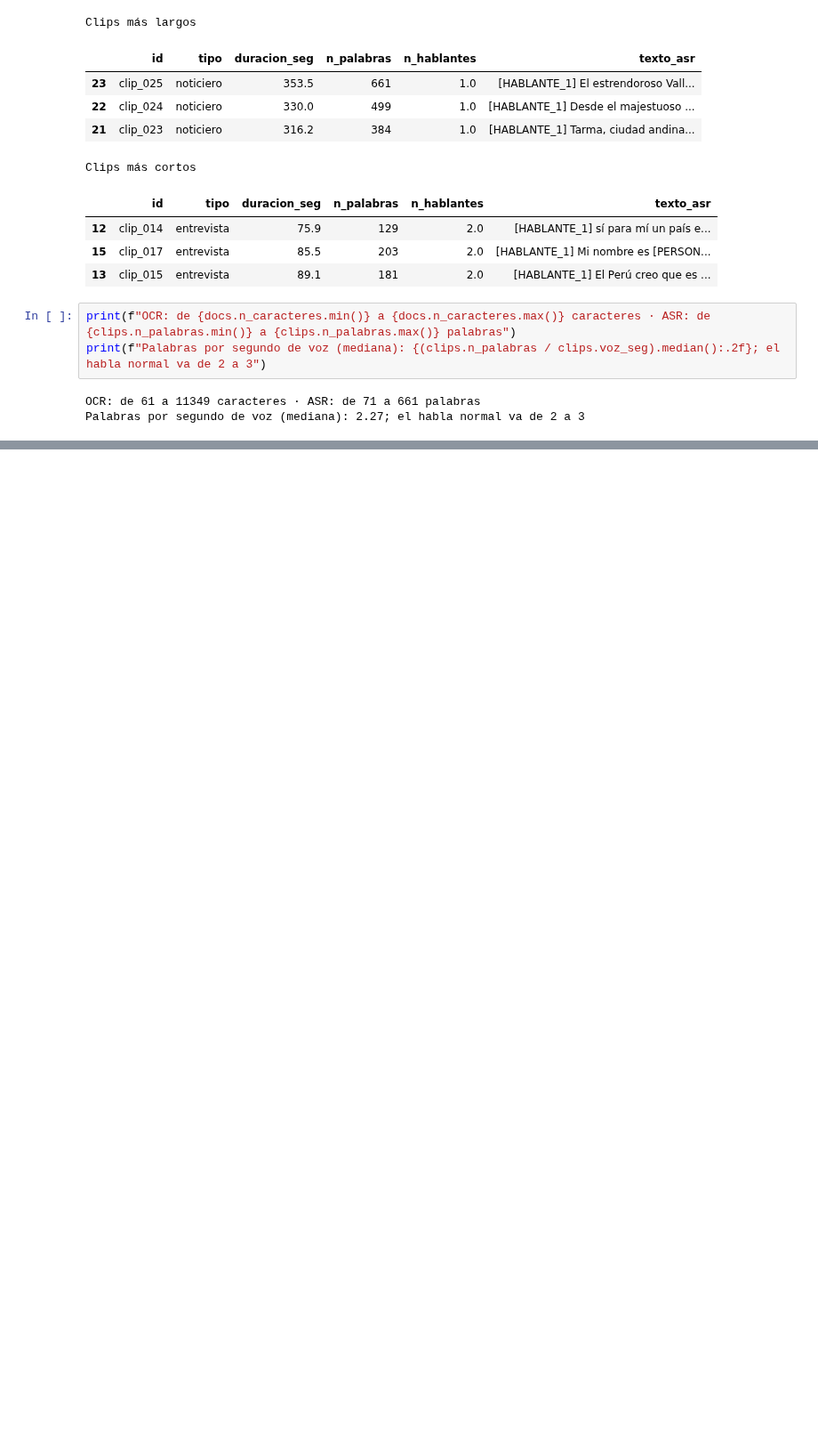
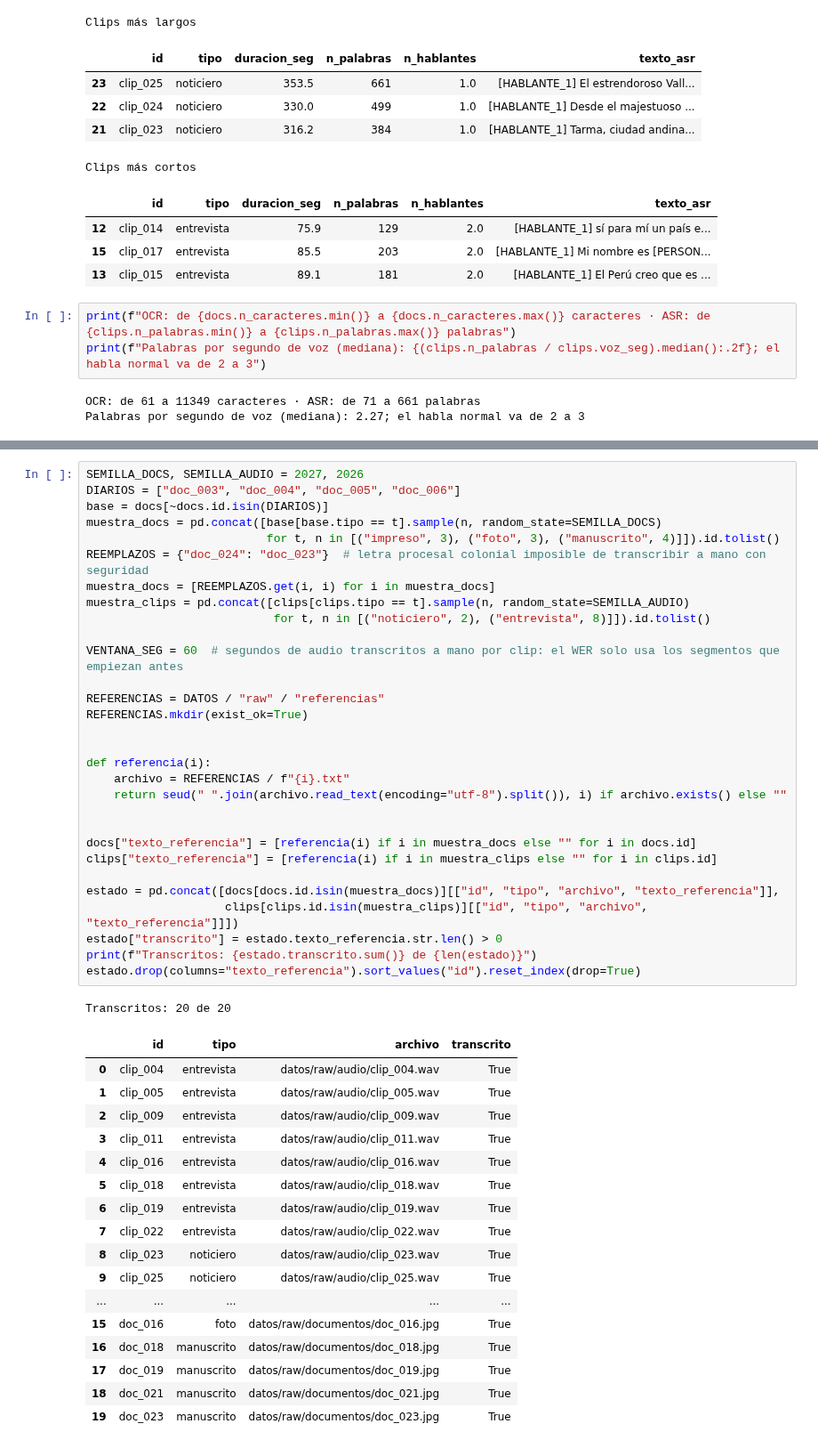
Before and after one commit to vguardiaf/qlabpucp_python_intermedio, a Jupyter notebook: tarea_2/01_extraccion.ipynb, the cells around one changed output, grey strips where cells are left out. Shown at 89% size. Saved outputs shown, nothing was run; the diff lists cells and outputs as text; blank space fills up the shorter version.

```diff
--- a/tarea_2/01_extraccion.ipynb
+++ b/tarea_2/01_extraccion.ipynb
@@ -773 +808,50 @@ Palabras por segundo de voz (mediana): 2.27; el habla normal va de 2 a 3
+# %%
+SEMILLA_DOCS, SEMILLA_AUDIO = 2027, 2026
+DIARIOS = ["doc_003", "doc_004", "doc_005", "doc_006"]
+base = docs[~docs.id.isin(DIARIOS)]
+muestra_docs = pd.concat([base[base.tipo == t].sample(n, random_state=SEMILLA_DOCS)
+                          for t, n in [("impreso", 3), ("foto", 3), ("manuscrito", 4)]]).id.tolist()
+REEMPLAZOS = {"doc_024": "doc_023"}  # letra procesal colonial imposible de transcribir a mano con seguridad
+muestra_docs = [REEMPLAZOS.get(i, i) for i in muestra_docs]
+muestra_clips = pd.concat([clips[clips.tipo == t].sample(n, random_state=SEMILLA_AUDIO)
+                           for t, n in [("noticiero", 2), ("entrevista", 8)]]).id.tolist()
+
+VENTANA_SEG = 60  # segundos de audio transcritos a mano por clip: el WER solo usa los segmentos que empiezan antes
+
+REFERENCIAS = DATOS / "raw" / "referencias"
+REFERENCIAS.mkdir(exist_ok=True)
+
+
+def referencia(i):
+    archivo = REFERENCIAS / f"{i}.txt"
+    return seud(" ".join(archivo.read_text(encoding="utf-8").split()), i) if archivo.exists() else ""
+
+
+docs["texto_referencia"] = [referencia(i) if i in muestra_docs else "" for i in docs.id]
+clips["texto_referencia"] = [referencia(i) if i in muestra_clips else "" for i in clips.id]
+
+estado = pd.concat([docs[docs.id.isin(muestra_docs)][["id", "tipo", "archivo", "texto_referencia"]],
+                    clips[clips.id.isin(muestra_clips)][["id", "tipo", "archivo", "texto_referencia"]]])
+estado["transcrito"] = estado.texto_referencia.str.len() > 0
+print(f"Transcritos: {estado.transcrito.sum()} de {len(estado)}")
+estado.drop(columns="texto_referencia").sort_values("id").reset_index(drop=True)
+# %% [output]
+Transcritos: 20 de 20
+|  | id | tipo | archivo | transcrito |
+| 0 | clip_004 | entrevista | datos/raw/audio/clip_004.wav | True |
+| 1 | clip_005 | entrevista | datos/raw/audio/clip_005.wav | True |
+| 2 | clip_009 | entrevista | datos/raw/audio/clip_009.wav | True |
+| 3 | clip_011 | entrevista | datos/raw/audio/clip_011.wav | True |
+| 4 | clip_016 | entrevista | datos/raw/audio/clip_016.wav | True |
+| 5 | clip_018 | entrevista | datos/raw/audio/clip_018.wav | True |
+| 6 | clip_019 | entrevista | datos/raw/audio/clip_019.wav | True |
+| 7 | clip_022 | entrevista | datos/raw/audio/clip_022.wav | True |
+| 8 | clip_023 | noticiero | datos/raw/audio/clip_023.wav | True |
+| 9 | clip_025 | noticiero | datos/raw/audio/clip_025.wav | True |
+| ... | ... | ... | ... | ... |
+| 15 | doc_016 | foto | datos/raw/documentos/doc_016.jpg | True |
+| 16 | doc_018 | manuscrito | datos/raw/documentos/doc_018.jpg | True |
+| 17 | doc_019 | manuscrito | datos/raw/documentos/doc_019.jpg | True |
+| 18 | doc_021 | manuscrito | datos/raw/documentos/doc_021.jpg | True |
+| 19 | doc_023 | manuscrito | datos/raw/documentos/doc_023.jpg | True |
 # %% [markdown]
```
Also changed, not shown: parts of 10 cells of this notebook, 7 other files.
